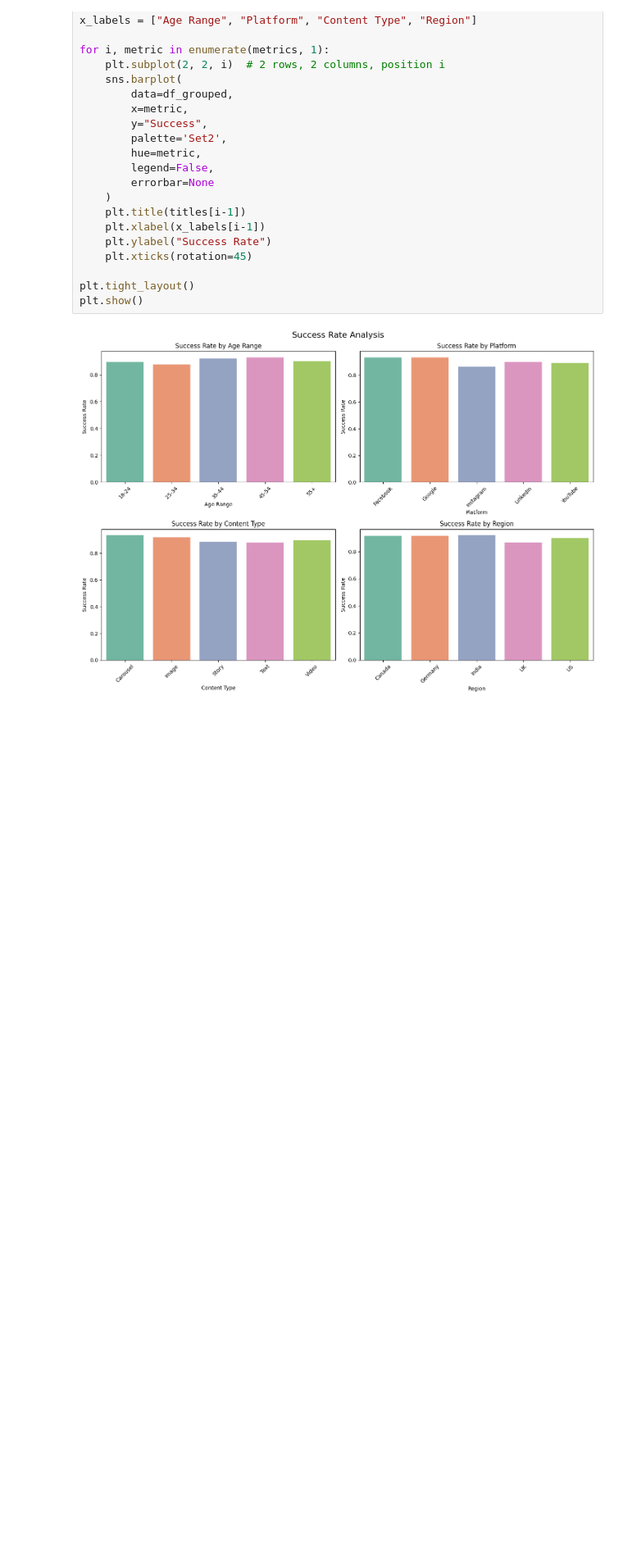
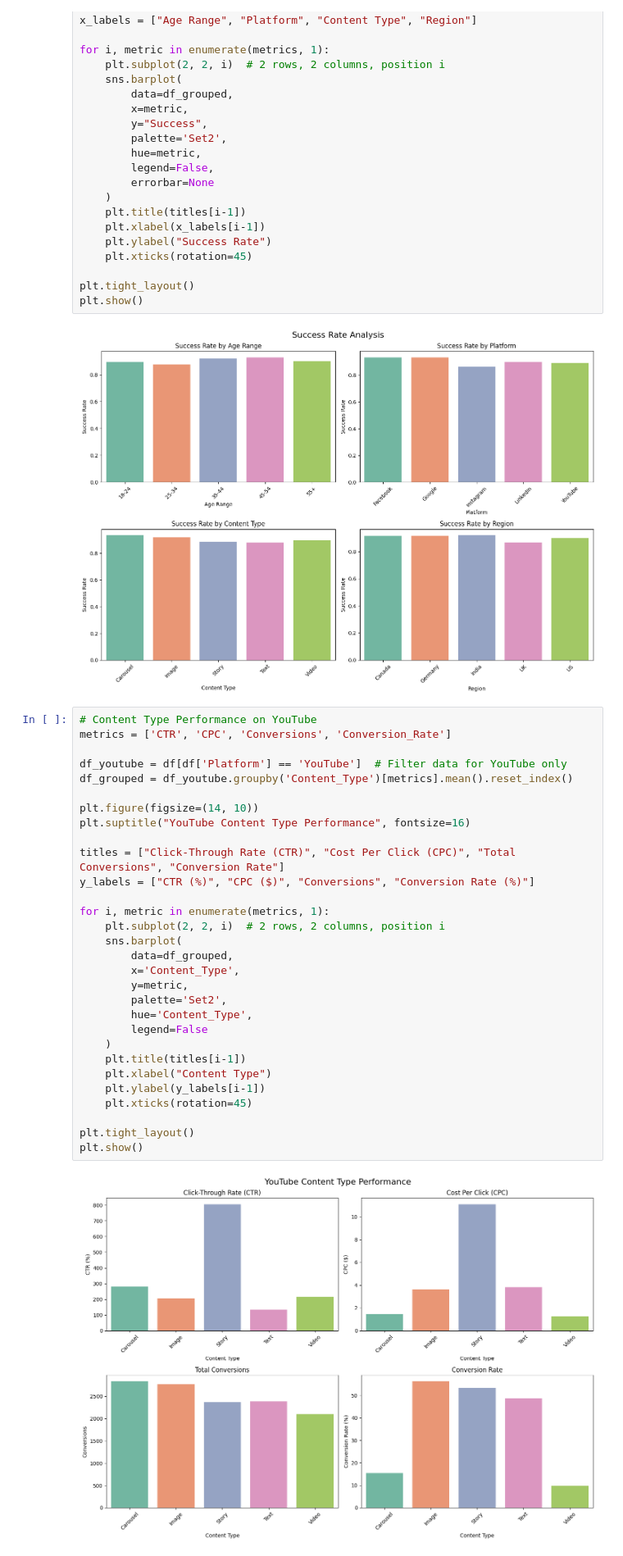
Before and after one commit to G-Bielokozowicz/Advertising-Campaign-Performance-Analysis, a Jupyter notebook: main.ipynb, the cells around one changed output. Shown at 82% size. Saved outputs shown, nothing was run; the diff lists cells and outputs as text; blank space fills up the shorter version.

Commit message:
Added content type performance analysis for every platform

```diff
--- a/main.ipynb
+++ b/main.ipynb
@@ -535,3 +535,35 @@ plt.tight_layout()
 plt.show()
 # %% [output]
 [figure]
+# %%
+# Content Type Performance on YouTube
+metrics = ['CTR', 'CPC', 'Conversions', 'Conversion_Rate']
+
+df_youtube = df[df['Platform'] == 'YouTube']  # Filter data for YouTube only
+df_grouped = df_youtube.groupby('Content_Type')[metrics].mean().reset_index()
+
+plt.figure(figsize=(14, 10))
+plt.suptitle("YouTube Content Type Performance", fontsize=16)
+
+titles = ["Click-Through Rate (CTR)", "Cost Per Click (CPC)", "Total Conversions", "Conversion Rate"]
+y_labels = ["CTR (%)", "CPC ($)", "Conversions", "Conversion Rate (%)"]
+
+for i, metric in enumerate(metrics, 1):
+    plt.subplot(2, 2, i)  # 2 rows, 2 columns, position i
+    sns.barplot(
+        data=df_grouped,
+        x='Content_Type',
+        y=metric,
+        palette='Set2',
+        hue='Content_Type',
+        legend=False
+    )
+    plt.title(titles[i-1])
+    plt.xlabel("Content Type")
+    plt.ylabel(y_labels[i-1])
+    plt.xticks(rotation=45)
+
+plt.tight_layout()
+plt.show()
+# %% [output]
+[figure, added]
```
Also changed, not shown: parts of 4 cells of this notebook.
